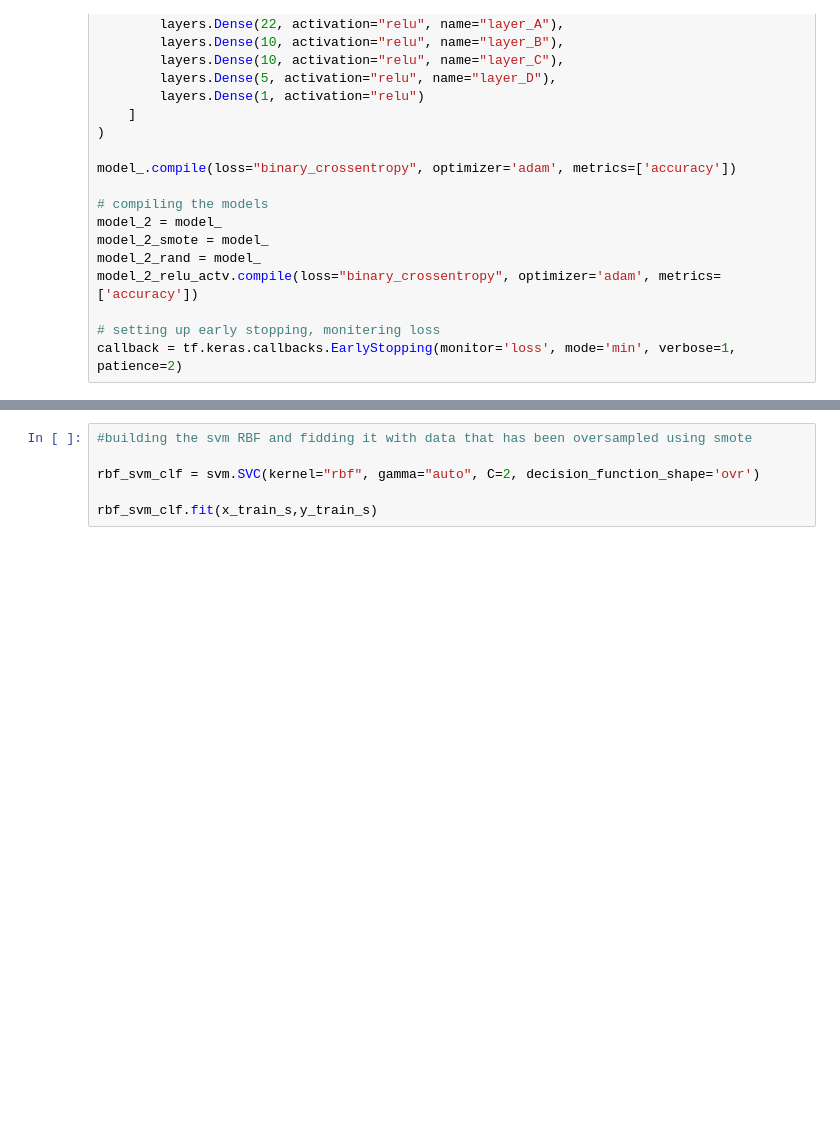
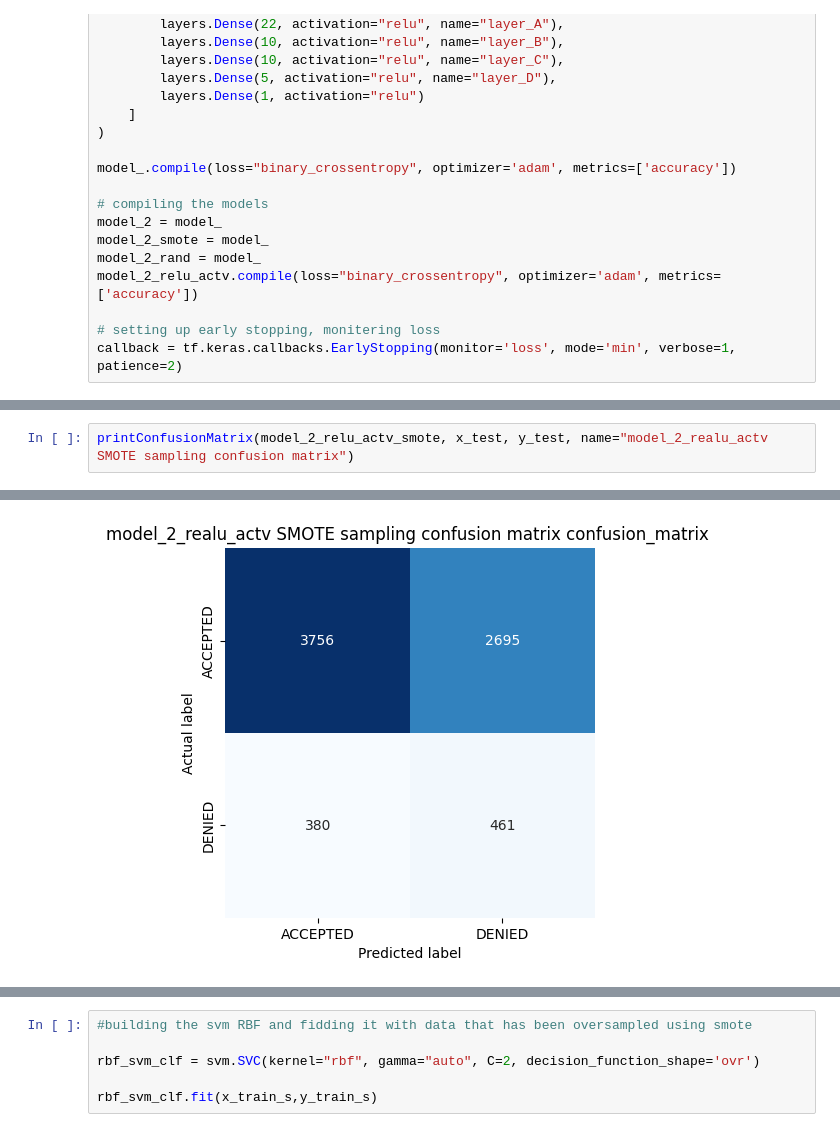
Before and after one commit to OrbelB/MLCreditCards, a Jupyter notebook: NN_model_2.ipynb, the cells around one changed output, grey strips where cells are left out. Drawn from its saved outputs; the diff is of its cells as text; blank space fills up the shorter version.

```diff
--- a/NN_model_2.ipynb
+++ b/NN_model_2.ipynb
@@ -221,0 +264,3 @@ printConfusionMatrix(model_2_relu_actv, x_test, y_test, name="model_2_realu_actv
+# %%
+printConfusionMatrix(model_2_relu_actv_smote, x_test, y_test, name="model_2_realu_actv SMOTE sampling confusion matrix")
+# %% [output]
@@ -222,3 +268,4 @@ printConfusionMatrix(model_2_relu_actv, x_test, y_test, name="model_2_realu_actv
+[figure, added]
 # %%
 #random forest classifier
 model_forest = RandomForestClassifier(n_estimators=250,
```
Also changed, not shown: parts of 22 cells of this notebook, 7 other files.
